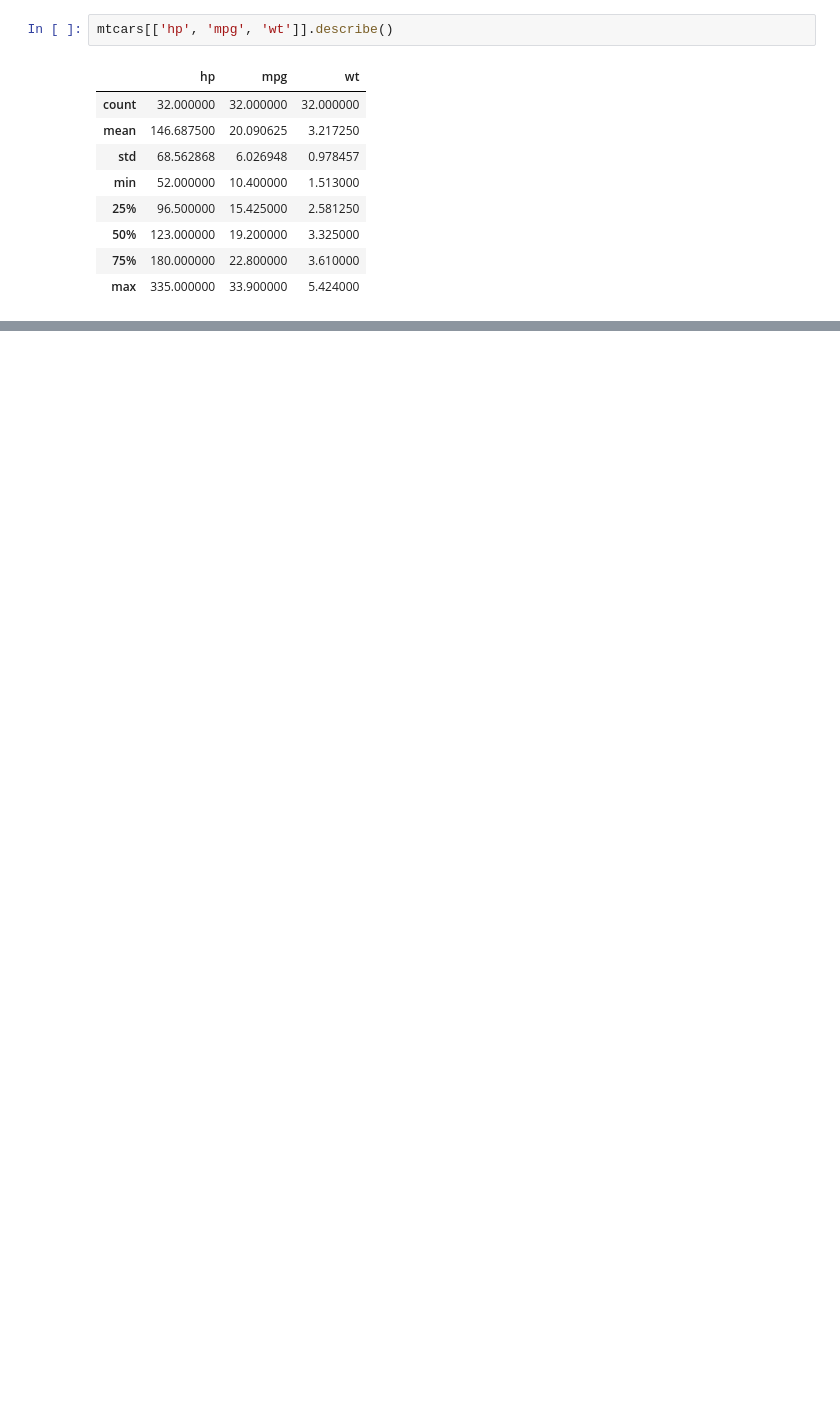
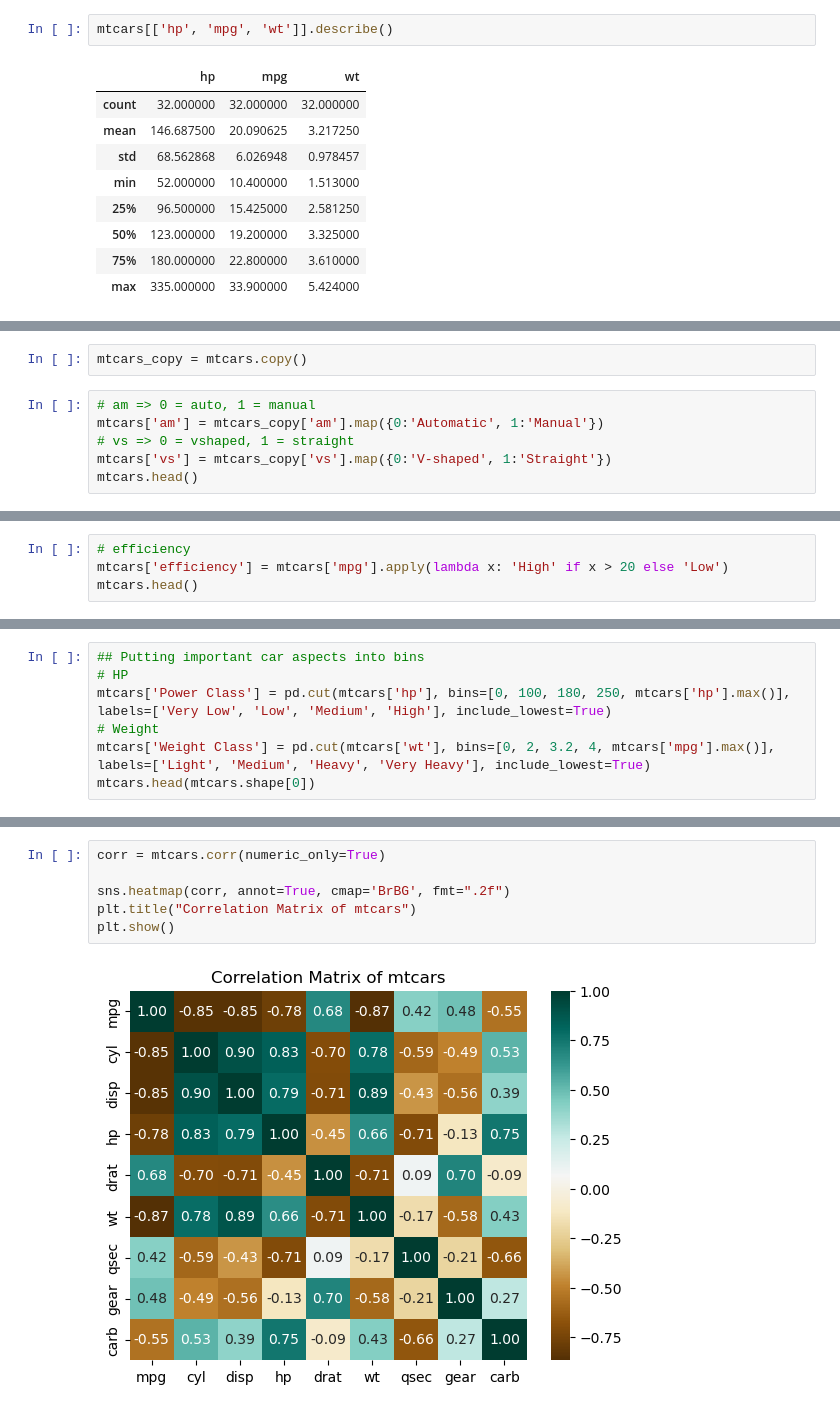
Before and after one commit to labeeb0x5fabrar/mtcars-analysis, a Jupyter notebook: mtcars-analysis.ipynb, the cells around one changed output, grey strips where cells are left out. Saved outputs shown, nothing was run; the diff lists cells and outputs as text; blank space fills up the shorter version.

Commit message:
Graphing and Analysis

```diff
--- a/mtcars-analysis.ipynb
+++ b/mtcars-analysis.ipynb
@@ -185,0 +204,8 @@ mtcars.head(mtcars.shape[0])
+# %%
+mtcars_copy = mtcars.copy()
+# %%
+# am => 0 = auto, 1 = manual
+mtcars['am'] = mtcars_copy['am'].map({0:'Automatic', 1:'Manual'})
+# vs => 0 = vshaped, 1 = straight
+mtcars['vs'] = mtcars_copy['vs'].map({0:'V-shaped', 1:'Straight'})
+mtcars.head()
@@ -185,0 +222,4 @@ mtcars.head(mtcars.shape[0])
+# %%
+# efficiency
+mtcars['efficiency'] = mtcars['mpg'].apply(lambda x: 'High' if x > 20 else 'Low')
+mtcars.head()
@@ -185,0 +267,7 @@ mtcars.head(mtcars.shape[0])
+# %%
+## Putting important car aspects into bins
+# HP
+mtcars['Power Class'] = pd.cut(mtcars['hp'], bins=[0, 100, 180, 250, mtcars['hp'].max()], labels=['Very Low', 'Low', 'Medium', 'High'], include_lowest=True)
+# Weight
+mtcars['Weight Class'] = pd.cut(mtcars['wt'], bins=[0, 2, 3.2, 4, mtcars['mpg'].max()], labels=['Light', 'Medium', 'Heavy', 'Very Heavy'], include_lowest=True)
+mtcars.head(mtcars.shape[0])
@@ -185,0 +303,8 @@ mtcars.head(mtcars.shape[0])
+# %%
+corr = mtcars.corr(numeric_only=True)
+
+sns.heatmap(corr, annot=True, cmap='BrBG', fmt=".2f")
+plt.title("Correlation Matrix of mtcars")
+plt.show()
+# %% [output]
+[figure, added]
```
Also changed, not shown: parts of 51 cells of this notebook.
